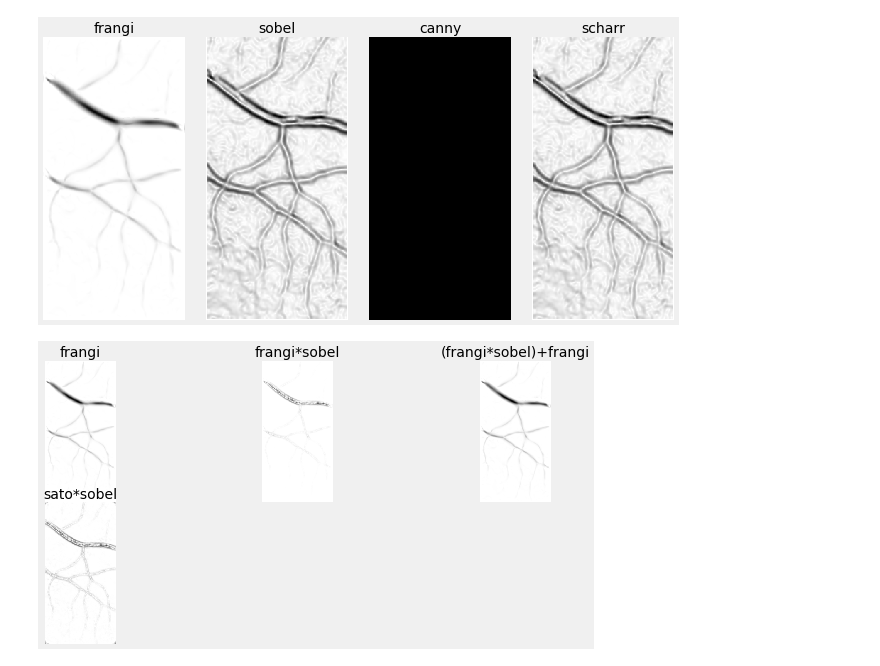
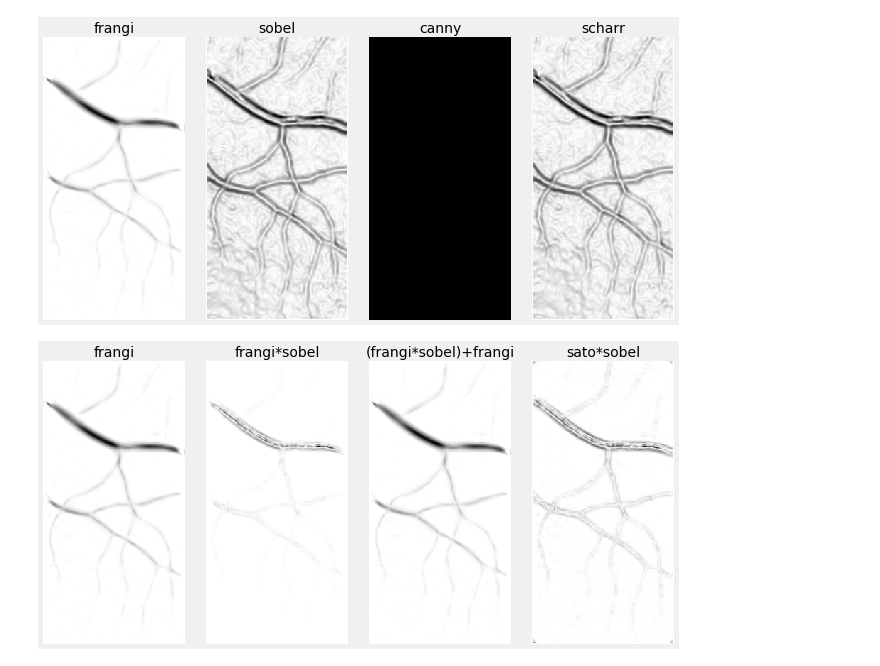
Before and after one commit to bilha-analytics/school, a Jupyter notebook: notebooks/paper/001_dip_frangi_skimage.ipynb, the cells around one changed output. Cells and saved outputs as stored; diff of their text form; code cells hidden in the pictures.

```diff
--- a/notebooks/paper/001_dip_frangi_skimage.ipynb
+++ b/notebooks/paper/001_dip_frangi_skimage.ipynb
@@ -341,8 +341,8 @@ With smoothing
 # %%
 img_sobel = skimage.filters.sobel(img)
 show_image_list(np.array([img_frangi2, img_sobel*img_frangi2,
                           (img_sobel*img_frangi2)+img_frangi2,
                           img_sobel*img_sato2])*-1,
-               titlez=['frangi', 'frangi*sobel', '(frangi*sobel)+frangi', 'sato*sobel'], nc=3)
+               titlez=['frangi', 'frangi*sobel', '(frangi*sobel)+frangi', 'sato*sobel'], nc=4)
 # %% [output]
-[figure, old version]
+[figure, new version]
```
Also changed, not shown: 32 other files.
